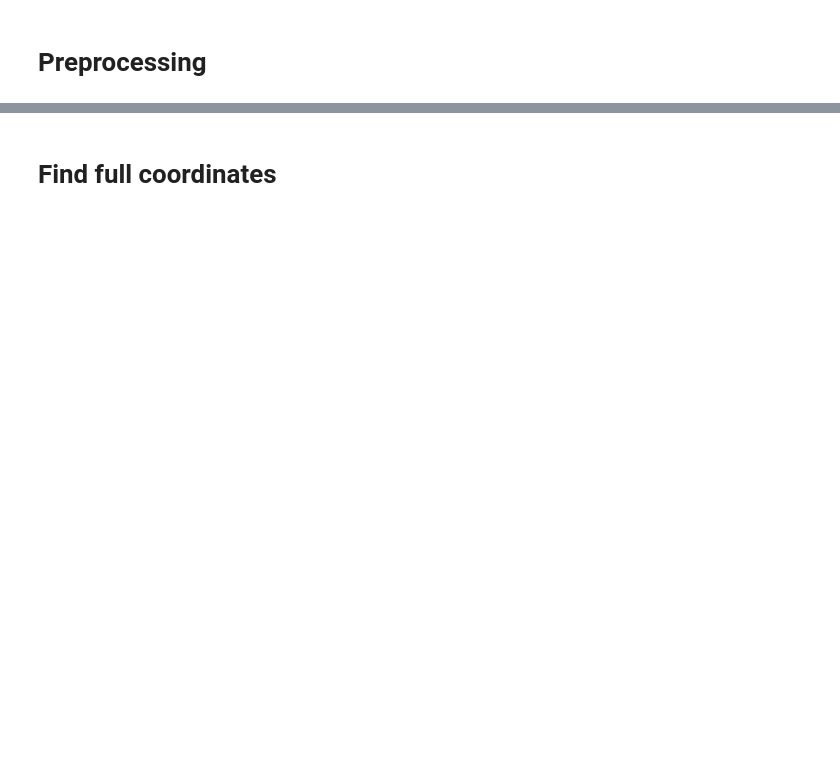
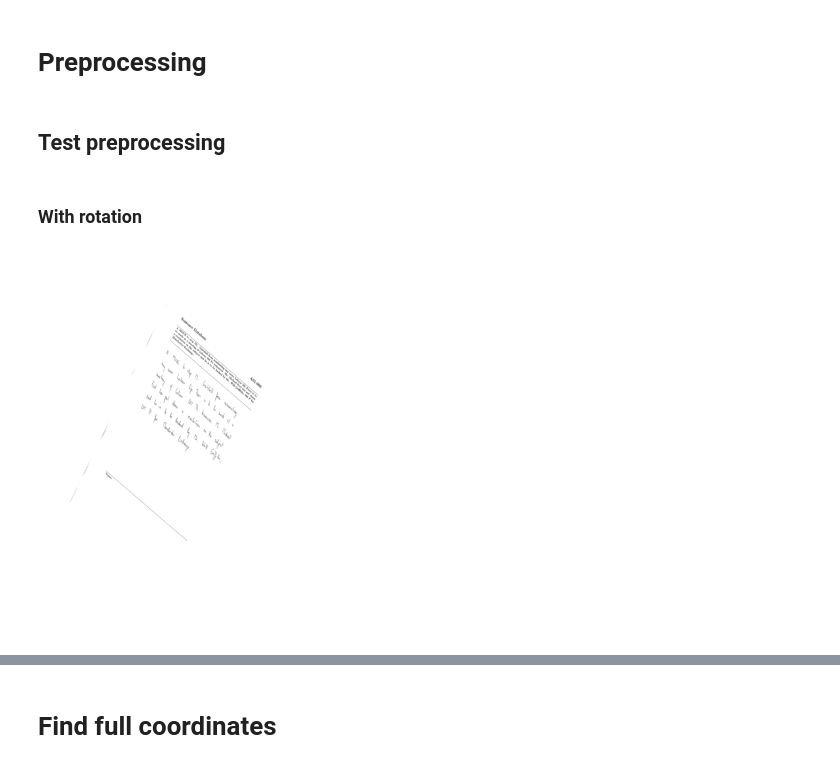
Before and after one commit to sfc-gh-zblackwood/OCRPyMan, a Jupyter notebook: notebooks/text_detection/new_text_detection.ipynb, the cells around one changed output, grey strips where cells are left out. Drawn from its saved outputs; the diff is of its cells as text; code cells hidden in the pictures; blank space fills up the shorter version.

```diff
--- a/notebooks/text_detection/new_text_detection.ipynb
+++ b/notebooks/text_detection/new_text_detection.ipynb
@@ -131,3 +150,15 @@ def generate_preprocessed_form_imgs_from_df(df, img_size = FORM_IMG_SIZE, folder
         i += 1
         if limit <= i:
             break
+# %% [markdown]
+## Test preprocessing
+# %% [markdown]
+### With rotation
+# %%
+test_form_img_path = IMG_PATH_DIR + df.iloc[5].form_img_path_y
+img_array = preprocess(test_form_img_path, img_size=FORM_IMG_SIZE,with_rotation=True).numpy()
+plt.axis('off')
+plt.imshow(img_array, cmap='gray');
+plt.show()
+# %% [output]
+[figure, added]
```
Also changed, not shown: parts of 30 cells of this notebook, 12 other files.
